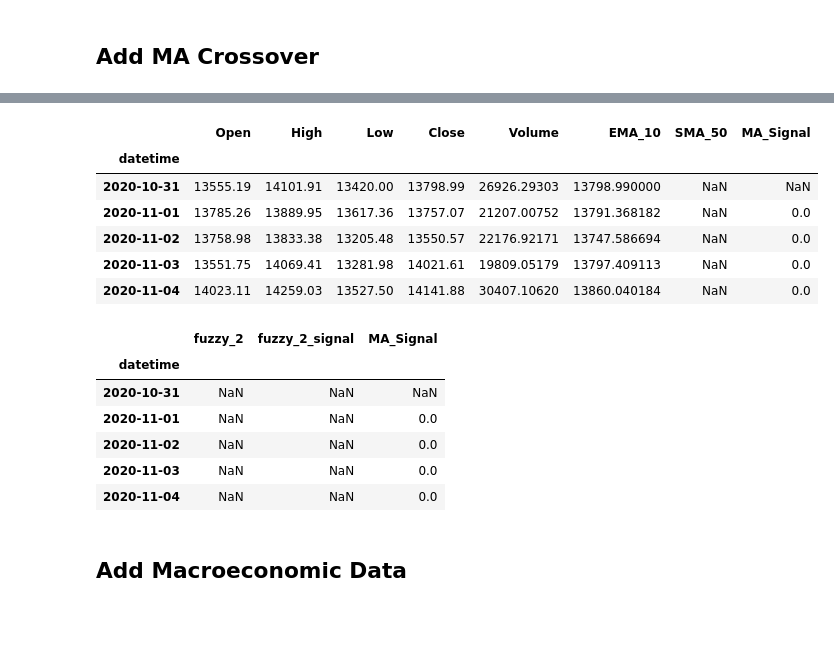
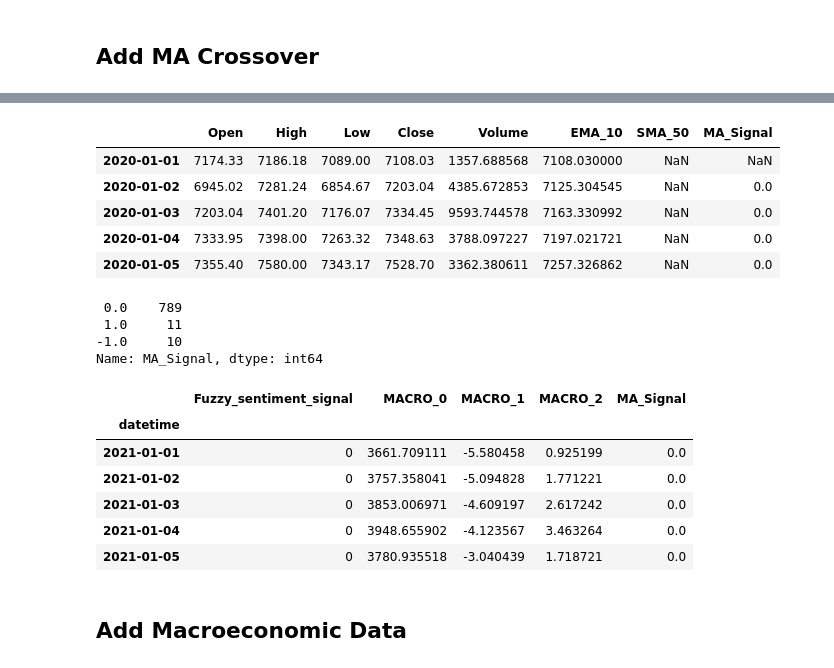
Before and after one commit to astronights/A4_Paper_Trading, a Jupyter notebook: notebooks/IS5006_Historical.ipynb, the cells around one changed output, grey strips where cells are left out. Saved outputs shown, nothing was run; the diff lists cells and outputs as text; code cells hidden in the pictures; blank space fills up the shorter version.

Commit message:
Historical VaR updates

```diff
--- a/notebooks/IS5006_Historical.ipynb
+++ b/notebooks/IS5006_Historical.ipynb
@@ -52,20 +55,8 @@ df.head()
 # %%
 exch = 'hitbtc'
 period = '1d'
-start = datetime(2020, 10, 31) # Earlier date to facilitate moving average calculation
+start = datetime(2020, 1, 1) # Earlier date to facilitate moving average calculation
 end = datetime(2022, 3, 1)
-limit = 1000
+limit = 500
 days = (end - start).days
-symbol = 'BTC/USDT'
+symbol = 'BTCUSD'
-# %%
-historical_df = pd.DataFrame(columns=['datetime', 'Open', 'High', 'Low', 'Close', 'Volume'])
-exchange = getattr(ccxt, exch)()
-exchange.load_markets()
-for i in range(int(days//limit)+1):
-  since = int((start+timedelta(limit*i)).timestamp())*1000
-  history = exchange.fetch_ohlcv(symbol, period, since, limit)
-  temp_df = pd.DataFrame(history)
-  temp_df.columns = ['datetime', 'Open', 'High', 'Low', 'Close', 'Volume']
-  temp_df['datetime'] = pd.to_datetime(temp_df['datetime'], unit='ms')
-  historical_df = historical_df.append(temp_df)
-historical_df.head()
@@ -78,0 +63,16 @@ historical_df.head()
+# %%
+def convert_gmt_to_local(t):
+    return(t + (datetime.now() - datetime.utcnow()))
+# %%
+historical_df = pd.DataFrame(columns=['Open', 'High', 'Low', 'Close', 'Volume'])
+url = URL('https://paper-api.alpaca.markets')
+api = REST(key_id='PKSJMCQ1L3N9P8ZS53QH', secret_key='C2goedA9k82LGw4Z2enKle2RnakprtUpQLtbnUyu', base_url=url)
+for i in range(int(days//limit)+1):
+    since = ((start+timedelta(limit*i))).strftime('%Y-%m-%d')
+    ohlcv = api.get_crypto_bars('BTCUSD', TimeFrame(1, TimeFrameUnit.Day), since, None, limit, ['CBSE']).df
+    ohlcv.index = pd.to_datetime(convert_gmt_to_local(ohlcv.index)).date
+    ohlcv.drop(['exchange', 'trade_count', 'vwap'], axis=1, inplace=True)
+    ohlcv.columns=['Open', 'High', 'Low', 'Close', 'Volume']
+    ohlcv.index.rename('Timestamp', inplace=True)
+    historical_df = historical_df.append(ohlcv)
+historical_df.head()
@@ -83,34 +110,39 @@ ma_df = historical_df.copy(deep = True)
 # %%
 ma_df['EMA_10'] = ma_df['Close'].ewm(span=10, adjust = False).mean()
 ma_df['SMA_50'] = ma_df['Close'].rolling(50).mean()
 ma_df[f'MA_Position'] = np.where(ma_df[f'EMA_10'] > ma_df[f'SMA_50'], 1.0, 0.0)
 ma_df[f'MA_Signal'] = ma_df[f'MA_Position'].diff()
 ma_df.drop([f'MA_Position'], axis=1, inplace=True)
-ma_df.set_index('datetime', inplace=True)
 ma_df.index = pd.to_datetime(ma_df.index, errors='coerce')
 ma_df.head()
 # %% [output]
 |  | Open | High | Low | Close | Volume | EMA_10 | SMA_50 | MA_Signal |
-| datetime |  |  |  |  |  |  |  |  |
-| 2020-10-31 | 13555.19 | 14101.91 | 13420.00 | 13798.99 | 26926.29303 | 13798.990000 | NaN | NaN |
-| 2020-11-01 | 13785.26 | 13889.95 | 13617.36 | 13757.07 | 21207.00752 | 13791.368182 | NaN | 0.0 |
-| 2020-11-02 | 13758.98 | 13833.38 | 13205.48 | 13550.57 | 22176.92171 | 13747.586694 | NaN | 0.0 |
-| 2020-11-03 | 13551.75 | 14069.41 | 13281.98 | 14021.61 | 19809.05179 | 13797.409113 | NaN | 0.0 |
-| 2020-11-04 | 14023.11 | 14259.03 | 13527.50 | 14141.88 | 30407.10620 | 13860.040184 | NaN | 0.0 |
+| 2020-01-01 | 7174.33 | 7186.18 | 7089.00 | 7108.03 | 1357.688568 | 7108.030000 | NaN | NaN |
+| 2020-01-02 | 6945.02 | 7281.24 | 6854.67 | 7203.04 | 4385.672853 | 7125.304545 | NaN | 0.0 |
+| 2020-01-03 | 7203.04 | 7401.20 | 7176.07 | 7334.45 | 9593.744578 | 7163.330992 | NaN | 0.0 |
+| 2020-01-04 | 7333.95 | 7398.00 | 7263.32 | 7348.63 | 3788.097227 | 7197.021721 | NaN | 0.0 |
+| 2020-01-05 | 7355.40 | 7580.00 | 7343.17 | 7528.70 | 3362.380611 | 7257.326862 | NaN | 0.0 |
+# %%
+ma_df['MA_Signal'].value_counts()
+# %% [output]
+ 0.0    789
+ 1.0     11
+-1.0     10
+Name: MA_Signal, dtype: int64
 # %%
-updated_df = df.merge(ma_df[['MA_Signal']], left_on=df.index, right_on=ma_df[['MA_Signal']].index, how='outer')
+updated_df = df.merge(ma_df[['MA_Signal']], left_on=df.index, right_on=ma_df[['MA_Signal']].index, how='left')
 updated_df.rename({'key_0': 'datetime'}, inplace=True, axis=1)
 updated_df.set_index('datetime', inplace=True)
 updated_df.sort_index(ascending=True, inplace=True)
 updated_df.head()
 # %% [output]
-|  | fuzzy_2 | fuzzy_2_signal | MA_Signal |
-| datetime |  |  |  |
-| 2020-10-31 | NaN | NaN | NaN |
-| 2020-11-01 | NaN | NaN | 0.0 |
-| 2020-11-02 | NaN | NaN | 0.0 |
-| 2020-11-03 | NaN | NaN | 0.0 |
-| 2020-11-04 | NaN | NaN | 0.0 |
+|  | Fuzzy_sentiment_signal | MACRO_0 | MACRO_1 | MACRO_2 | MA_Signal |
+| datetime |  |  |  |  |  |
+| 2021-01-01 | 0 | 3661.709111 | -5.580458 | 0.925199 | 0.0 |
+| 2021-01-02 | 0 | 3757.358041 | -5.094828 | 1.771221 | 0.0 |
+| 2021-01-03 | 0 | 3853.006971 | -4.609197 | 2.617242 | 0.0 |
+| 2021-01-04 | 0 | 3948.655902 | -4.123567 | 3.463264 | 0.0 |
+| 2021-01-05 | 0 | 3780.935518 | -3.040439 | 1.718721 | 0.0 |
 # %%
 updated_df.to_csv('IS5006_Historical.csv')
 # %% [markdown]
```
Also changed, not shown: parts of 13 cells of this notebook, 1 other file.
